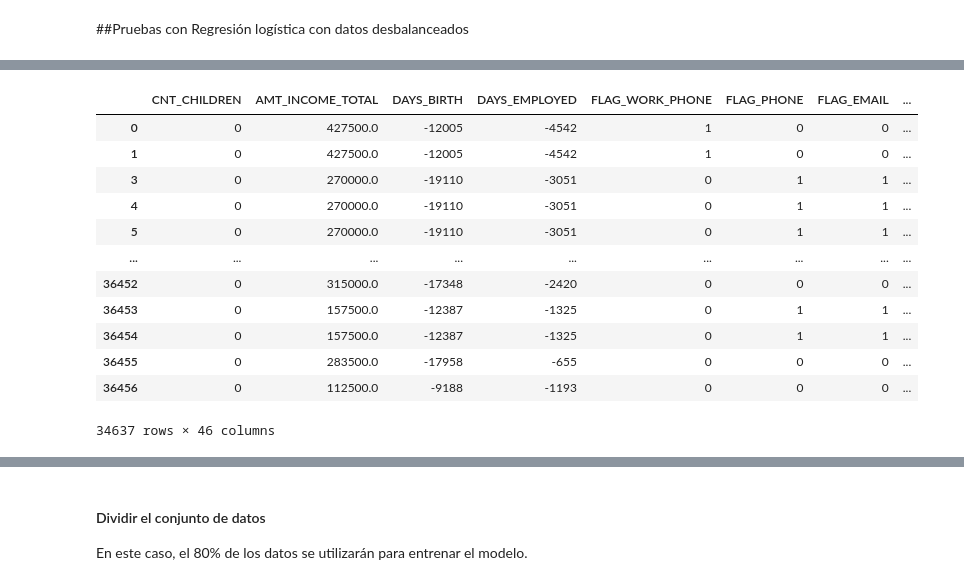
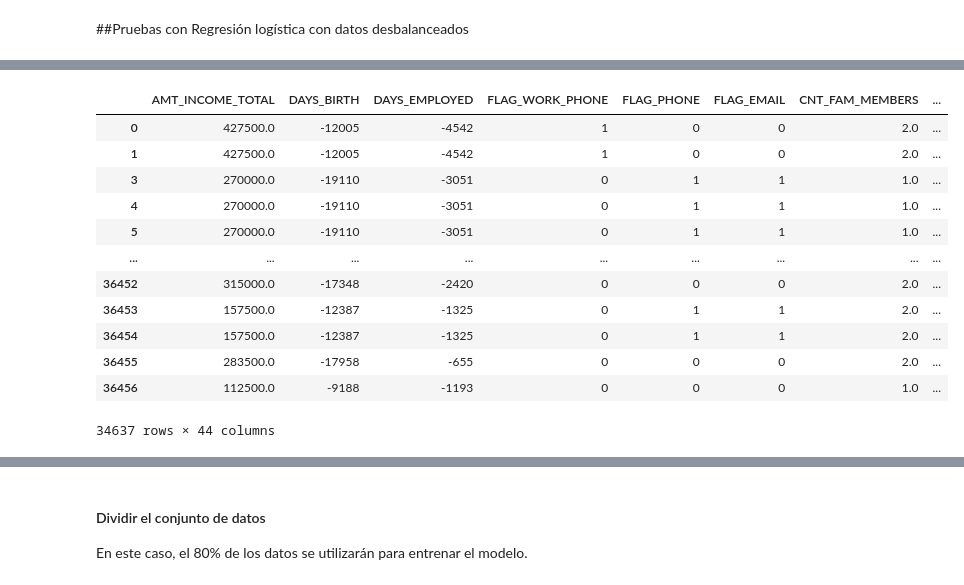
Before and after one commit to mariaimr/Monografia-UdeA, a Jupyter notebook: Monografia_Credit_Card_Approval_Prediction.ipynb, the cells around one changed output, grey strips where cells are left out. Saved outputs shown, nothing was run; the diff lists cells and outputs as text; code cells hidden in the pictures.

```diff
--- a/Monografia_Credit_Card_Approval_Prediction.ipynb
+++ b/Monografia_Credit_Card_Approval_Prediction.ipynb
@@ -828,17 +839,17 @@ Resampled dataset shape Counter({'GOOD': 34055, 'BAD': 34055})
 # %%
-banco_clientes_ROS = pd.concat([X, y], axis=1)
-banco_clientes_ROS
+banco_clientes_desbalanceo = pd.concat([X, y], axis=1)
+banco_clientes_desbalanceo
 # %% [output]
-|  | CNT_CHILDREN | AMT_INCOME_TOTAL | DAYS_BIRTH | DAYS_EMPLOYED | FLAG_WORK_PHONE | FLAG_PHONE | FLAG_EMAIL | ... |
-| 0 | 0 | 427500.0 | -12005 | -4542 | 1 | 0 | 0 | ... |
-| 1 | 0 | 427500.0 | -12005 | -4542 | 1 | 0 | 0 | ... |
-| 3 | 0 | 270000.0 | -19110 | -3051 | 0 | 1 | 1 | ... |
-| 4 | 0 | 270000.0 | -19110 | -3051 | 0 | 1 | 1 | ... |
-| 5 | 0 | 270000.0 | -19110 | -3051 | 0 | 1 | 1 | ... |
+|  | AMT_INCOME_TOTAL | DAYS_BIRTH | DAYS_EMPLOYED | FLAG_WORK_PHONE | FLAG_PHONE | FLAG_EMAIL | CNT_FAM_MEMBERS | ... |
+| 0 | 427500.0 | -12005 | -4542 | 1 | 0 | 0 | 2.0 | ... |
+| 1 | 427500.0 | -12005 | -4542 | 1 | 0 | 0 | 2.0 | ... |
+| 3 | 270000.0 | -19110 | -3051 | 0 | 1 | 1 | 1.0 | ... |
+| 4 | 270000.0 | -19110 | -3051 | 0 | 1 | 1 | 1.0 | ... |
+| 5 | 270000.0 | -19110 | -3051 | 0 | 1 | 1 | 1.0 | ... |
 | ... | ... | ... | ... | ... | ... | ... | ... | ... |
-| 36452 | 0 | 315000.0 | -17348 | -2420 | 0 | 0 | 0 | ... |
-| 36453 | 0 | 157500.0 | -12387 | -1325 | 0 | 1 | 1 | ... |
-| 36454 | 0 | 157500.0 | -12387 | -1325 | 0 | 1 | 1 | ... |
-| 36455 | 0 | 283500.0 | -17958 | -655 | 0 | 0 | 0 | ... |
-| 36456 | 0 | 112500.0 | -9188 | -1193 | 0 | 0 | 0 | ... |
+| 36452 | 315000.0 | -17348 | -2420 | 0 | 0 | 0 | 2.0 | ... |
+| 36453 | 157500.0 | -12387 | -1325 | 0 | 1 | 1 | 2.0 | ... |
+| 36454 | 157500.0 | -12387 | -1325 | 0 | 1 | 1 | 2.0 | ... |
+| 36455 | 283500.0 | -17958 | -655 | 0 | 0 | 0 | 2.0 | ... |
+| 36456 | 112500.0 | -9188 | -1193 | 0 | 0 | 0 | 1.0 | ... |
-34637 rows × 46 columns
+34637 rows × 44 columns
```
Also changed, not shown: parts of 135 cells of this notebook.
